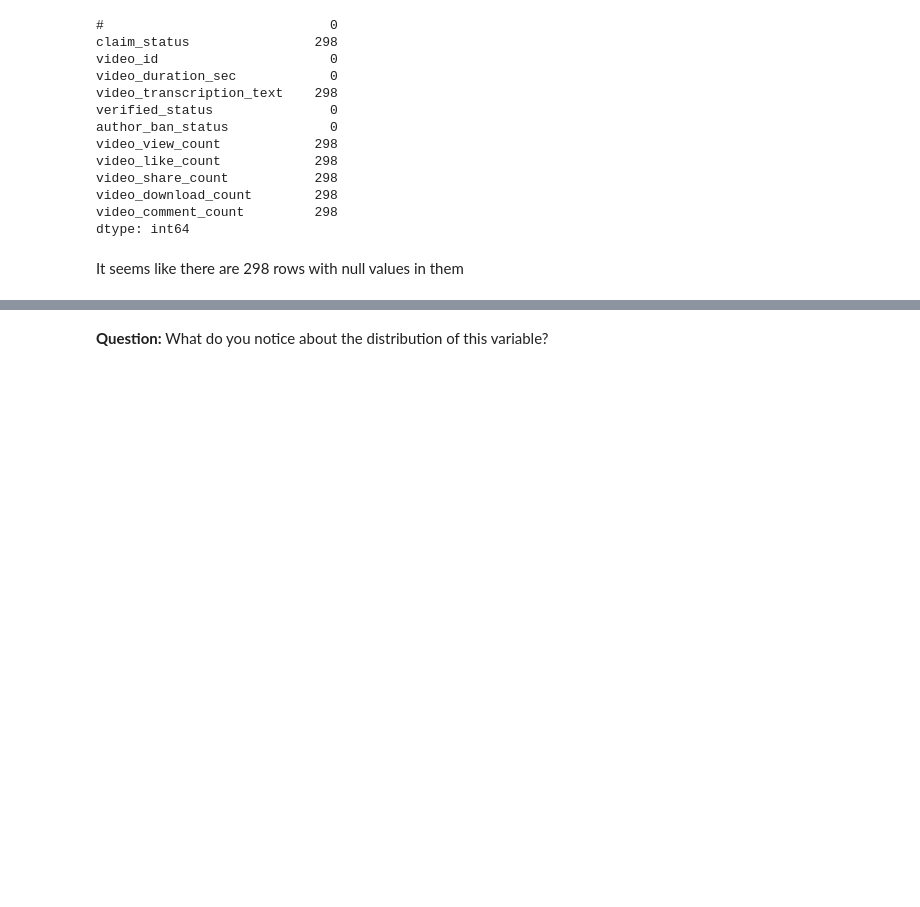
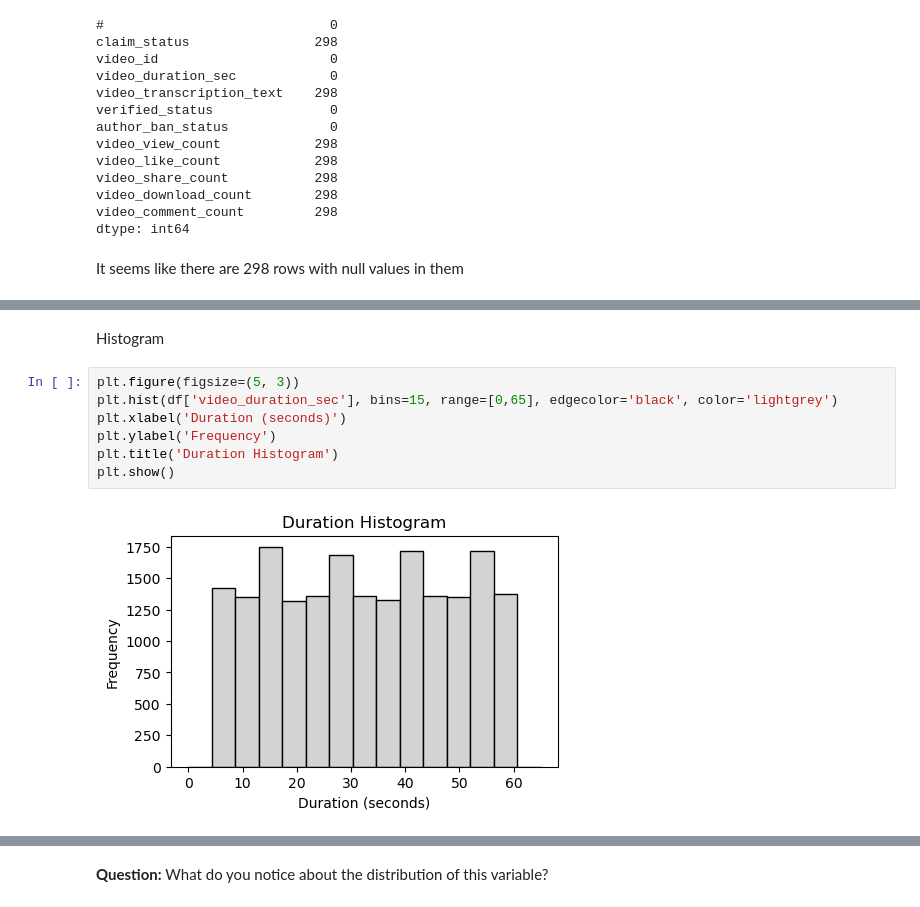
Before and after one commit to lenifilgueira/TikTok-EDA-and-Data-Visualization-Project, a Jupyter notebook: EDA and Data Visualization - TikTok.ipynb, the cells around one changed output, grey strips where cells are left out. Cells and saved outputs as stored; diff of their text form; blank space fills up the shorter version.

```diff
--- a/EDA and Data Visualization - TikTok.ipynb
+++ b/EDA and Data Visualization - TikTok.ipynb
@@ -180,0 +146,11 @@ Create a histogram of the values in the `video_view_count` column to further exp
+# %% [markdown]
+Histogram
+# %%
+plt.figure(figsize=(5, 3))
+plt.hist(df['video_duration_sec'], bins=15, range=[0,65], edgecolor='black', color='lightgrey')
+plt.xlabel('Duration (seconds)')
+plt.ylabel('Frequency')
+plt.title('Duration Histogram')
+plt.show()
+# %% [output]
+[figure, added]
```
Also changed, not shown: parts of 36 cells of this notebook.
